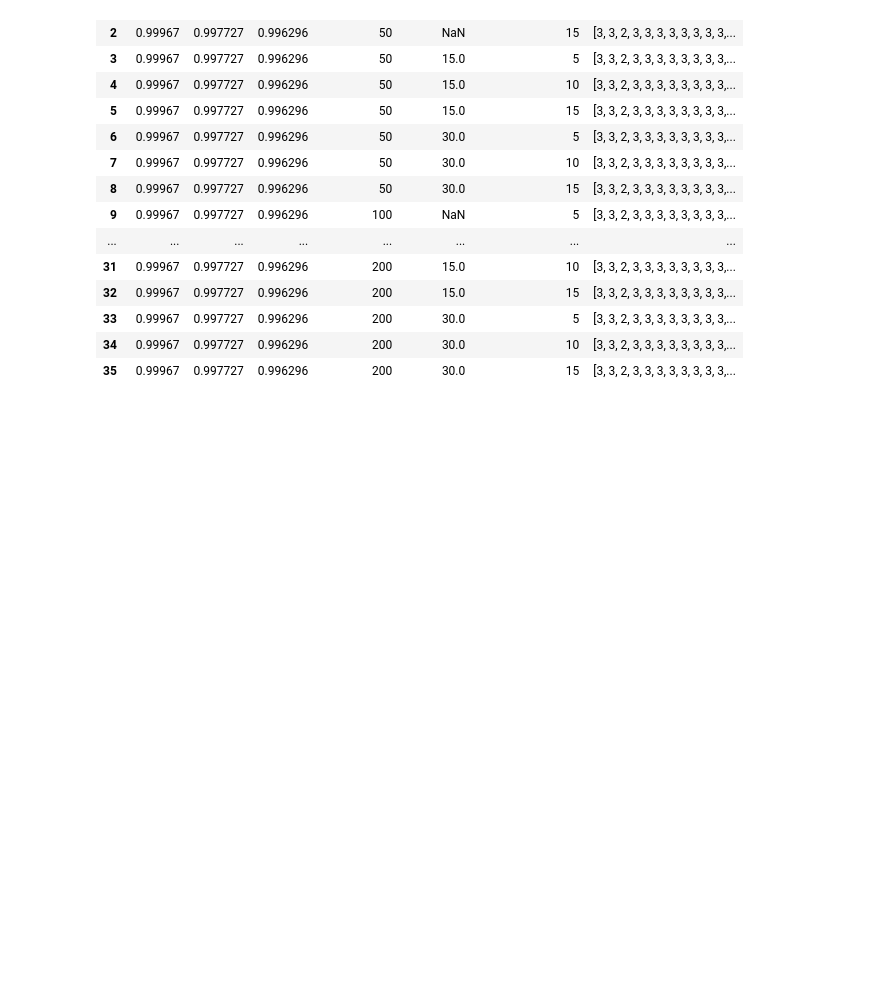
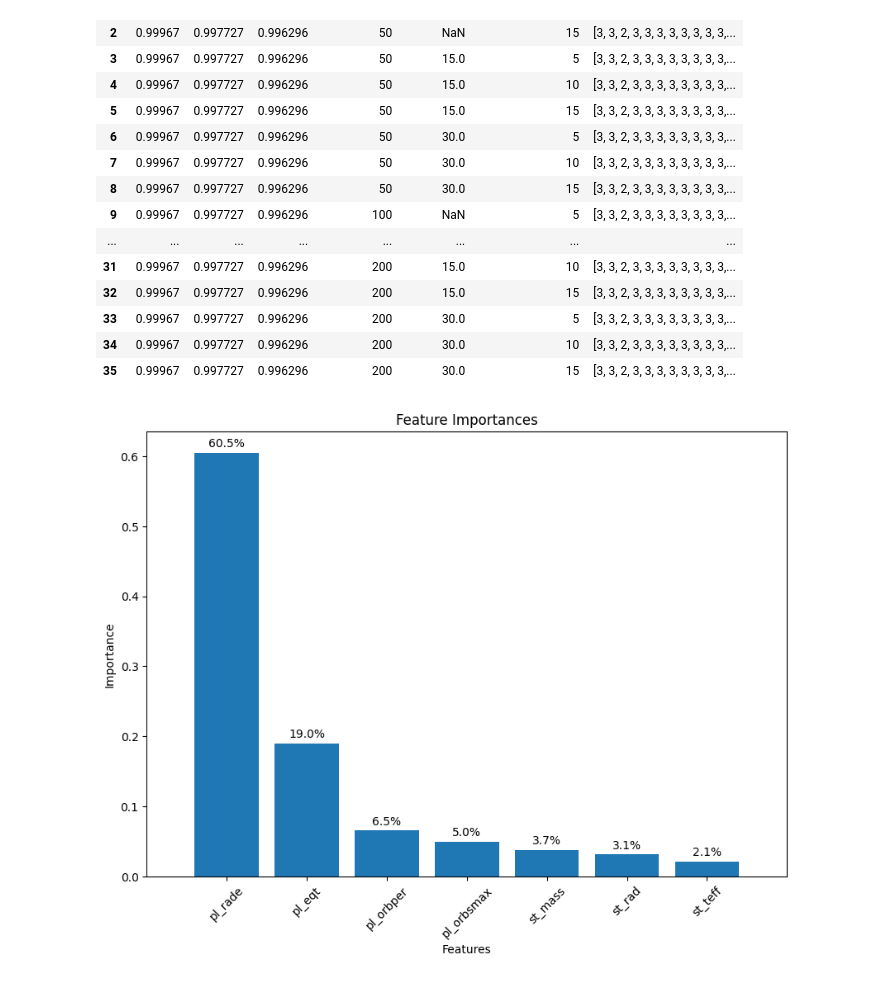
Before and after one commit to jzs3uu/Exoplanets, a Jupyter notebook: rand_forest_v2.ipynb, the cells around one changed output. Cells and saved outputs as stored; diff of their text form; code cells hidden in the pictures; blank space fills up the shorter version.

```diff
--- a/rand_forest_v2.ipynb
+++ b/rand_forest_v2.ipynb
@@ -212,3 +242,26 @@ results_df
 | 33 | 0.99967 | 0.997727 | 0.996296 | 200 | 30.0 | 5 | [3, 3, 2, 3, 3, 3, 3, 3, 3, 3, 3,... |
 | 34 | 0.99967 | 0.997727 | 0.996296 | 200 | 30.0 | 10 | [3, 3, 2, 3, 3, 3, 3, 3, 3, 3, 3,... |
 | 35 | 0.99967 | 0.997727 | 0.996296 | 200 | 30.0 | 15 | [3, 3, 2, 3, 3, 3, 3, 3, 3, 3, 3,... |
+# %%
+rf = RandomForestClassifier(random_state=777)
+rf.fit(X_train, y_train)
+y_pred = rf.predict(X_test)
+
+#fetch future importances in the random forest classifier
+importances = rf.feature_importances_
+indicies = np.argsort(importances)[::-1]
+
+#graph them
+plt.figure(figsize=(10, 7))
+plt.title('Feature Importances')
+plt.bar(range(len(importances)), importances[indicies], align='center')
+plt.xticks(range(len(importances)),  [X_train.columns[i] for i in indicies], rotation=45)
+plt.xlim([-1, len(importances)])
+plt.xlabel('Features')
+plt.ylabel('Importance')
+
+for i, v, in enumerate(importances[indicies]):
+    plt.text(i, v + 0.005, f'{round(v*100, 1)}%', ha='center', va='bottom')
+plt.show()
+# %% [output]
+[figure, added]
```
Also changed, not shown: parts of 14 cells of this notebook.
